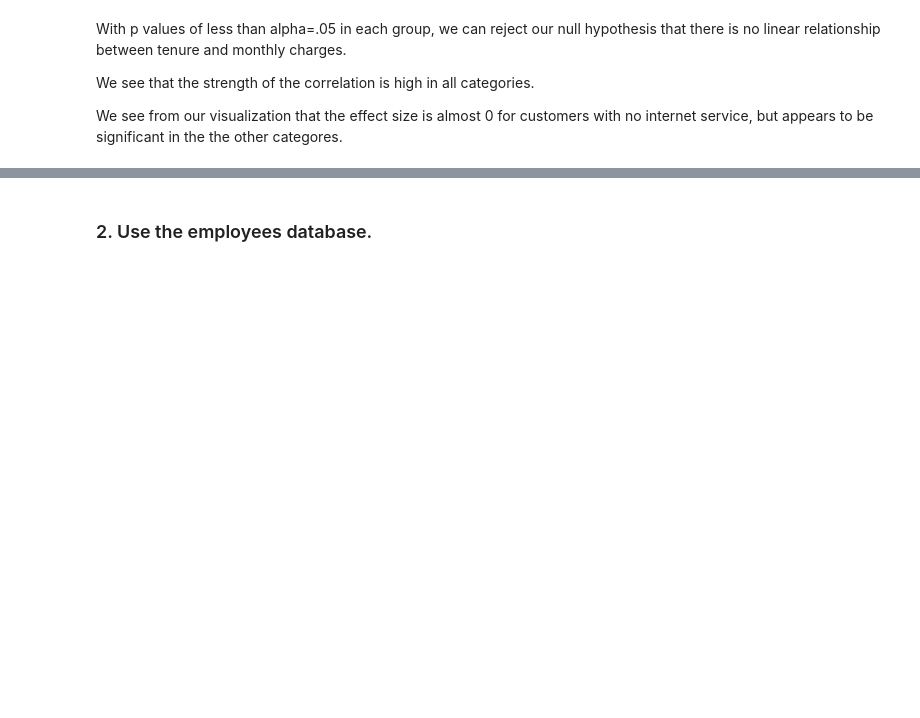
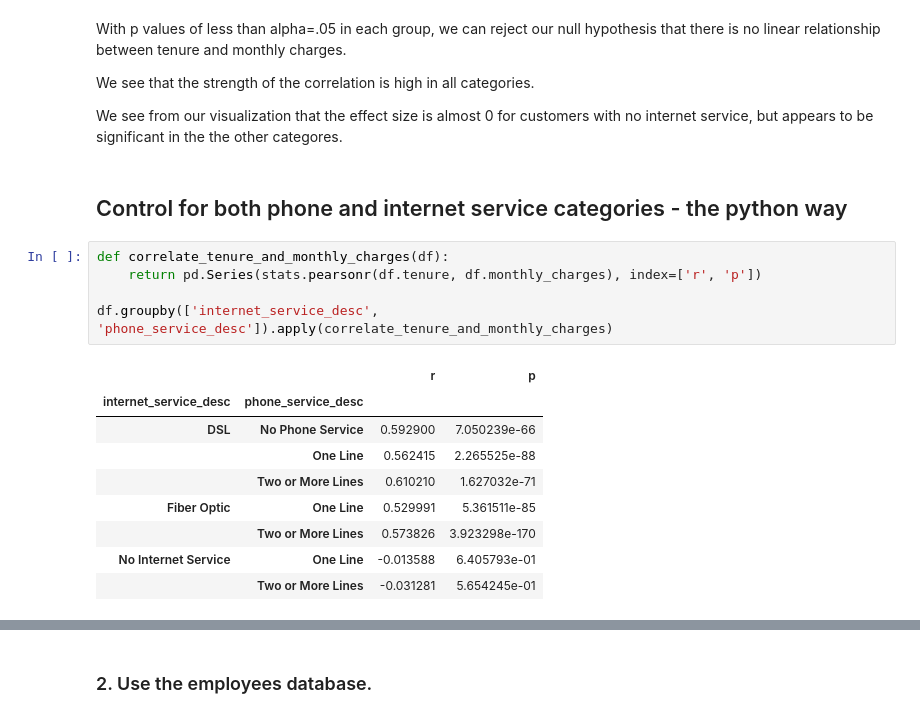
Before and after one commit to bensmith07/statistics-exercises, a Jupyter notebook: hypothesis_testing.ipynb, the cells around one changed output, grey strips where cells are left out. Cells and saved outputs as stored; diff of their text form; blank space fills up the shorter version.

```diff
--- a/hypothesis_testing.ipynb
+++ b/hypothesis_testing.ipynb
@@ -475,3 +475,20 @@ With p values of less than alpha=.05 in each group, we can reject our null hypot
 We see that the strength of the correlation is high in all categories.
 
 We see from our visualization that the effect size is almost 0 for customers with no internet service, but appears to be significant in the the other categores.
+# %% [markdown]
+## Control for both phone and internet service categories - the python way
+# %%
+def correlate_tenure_and_monthly_charges(df):
+    return pd.Series(stats.pearsonr(df.tenure, df.monthly_charges), index=['r', 'p'])
+
+df.groupby(['internet_service_desc', 'phone_service_desc']).apply(correlate_tenure_and_monthly_charges)
+# %% [output]
+|  |  | r | p |
+| internet_service_desc | phone_service_desc |  |  |
+| DSL | No Phone Service | 0.592900 | 7.050239e-66 |
+|  | One Line | 0.562415 | 2.265525e-88 |
+|  | Two or More Lines | 0.610210 | 1.627032e-71 |
+| Fiber Optic | One Line | 0.529991 | 5.361511e-85 |
+|  | Two or More Lines | 0.573826 | 3.923298e-170 |
+| No Internet Service | One Line | -0.013588 | 6.405793e-01 |
+|  | Two or More Lines | -0.031281 | 5.654245e-01 |
```
Also changed, not shown: parts of 14 cells of this notebook.
